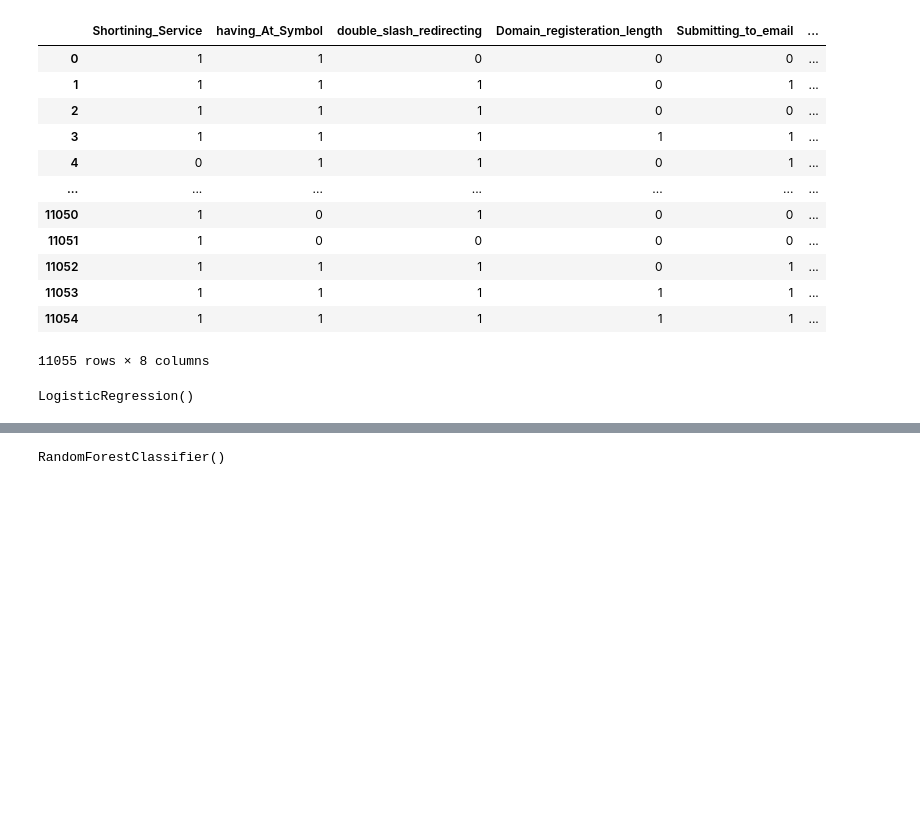
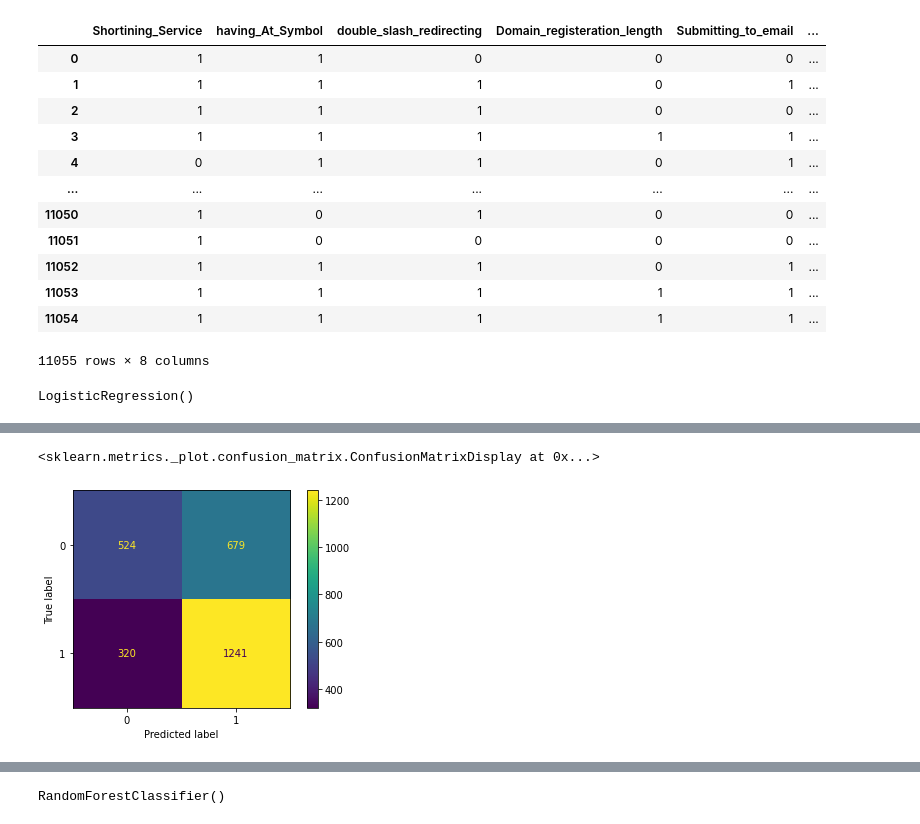
Before and after one commit to Bespecinaia/Konkurs_TJA, a Jupyter notebook: KONKURS_1676294727.ipynb, the cells around one changed output, grey strips where cells are left out. Saved outputs shown, nothing was run; the diff lists cells and outputs as text; code cells hidden in the pictures; blank space fills up the shorter version.

```diff
--- a/KONKURS_1676294727.ipynb
+++ b/KONKURS_1676294727.ipynb
@@ -107,3 +107,9 @@ accuracy_score(y_pred, y_test)
+# %%
+from sklearn.metrics import plot_confusion_matrix
+plot_confusion_matrix(logit, X_test, y_test)
+# %% [output]
+<sklearn.metrics._plot.confusion_matrix.ConfusionMatrixDisplay at 0x...>
+[figure, added]
 # %%
 from sklearn.naive_bayes import GaussianNB
 import pandas as pd
```
Also changed, not shown: parts of 5 cells of this notebook, 2 other files.
